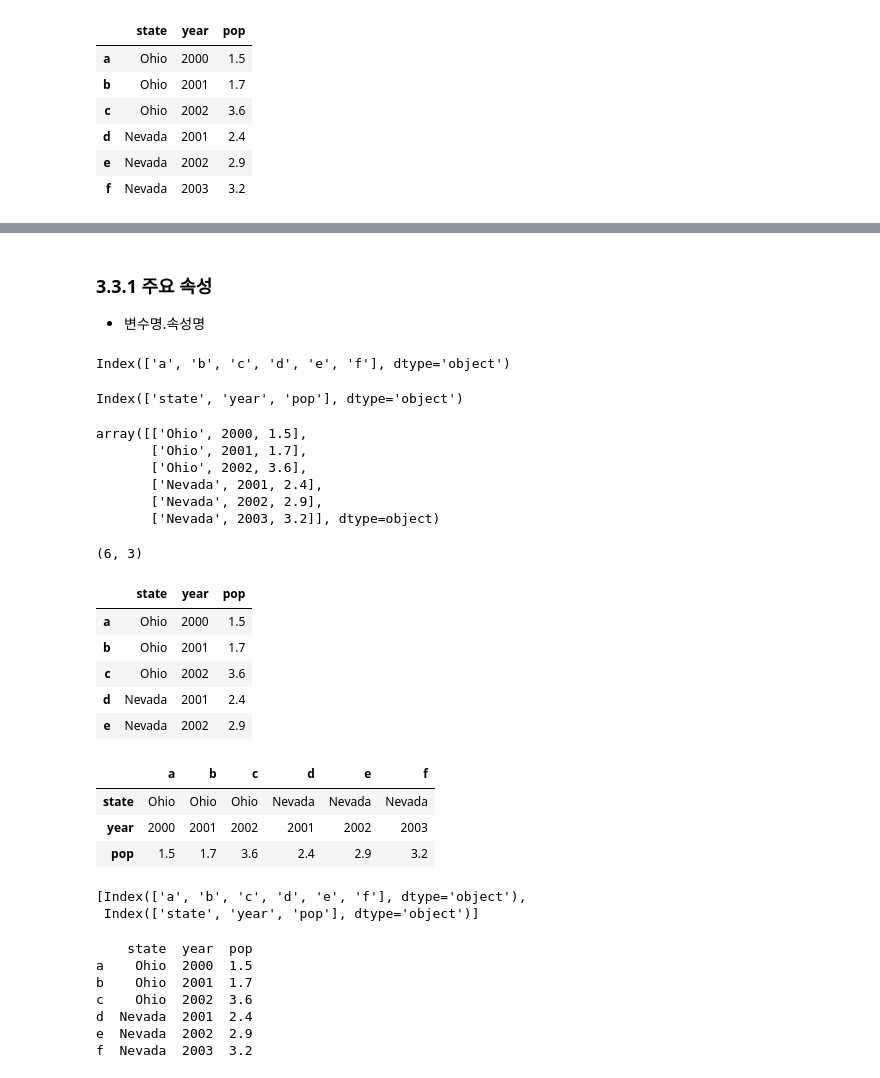
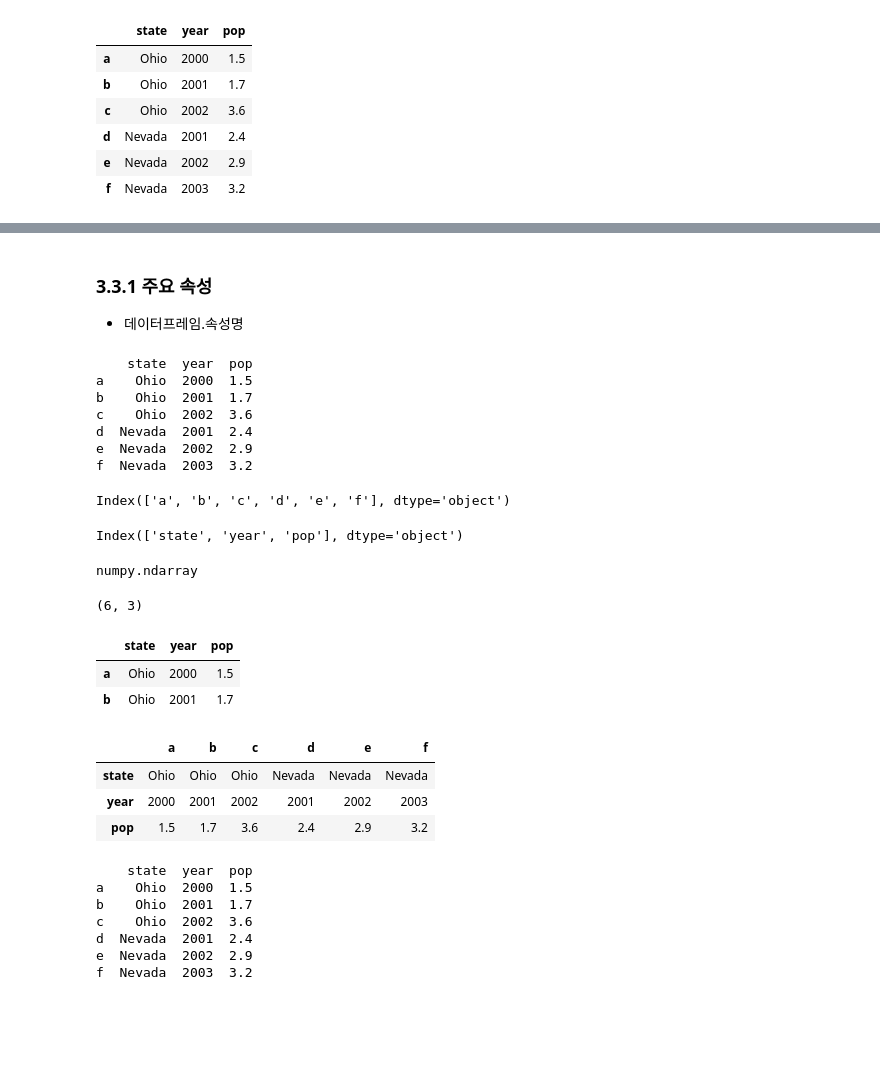
Before and after one commit to leesj0706/Python_basic3, a Jupyter notebook: ch05_update_class.ipynb, the cells around one changed output, grey strips where cells are left out. Cells and saved outputs as stored; diff of their text form; code cells hidden in the pictures; blank space fills up the shorter version.

```diff
--- a/ch05_update_class.ipynb
+++ b/ch05_update_class.ipynb
@@ -620,11 +551,19 @@ print(df)
 # %% [markdown]
 ### 3.3.1 주요 속성
-* 변수명.속성명
+* 데이터프레임.속성명
 # %%
 # 1. index : 데이터프레임의 인덱스를 리스트로 반환
+print(frame)
 frame.index
 # %% [output]
-Index(['a', 'b', 'c', 'd', 'e', 'f'], dtype='object')
+    state  year  pop
+a    Ohio  2000  1.5
+b    Ohio  2001  1.7
+c    Ohio  2002  3.6
+d  Nevada  2001  2.4
+e  Nevada  2002  2.9
+f  Nevada  2003  3.2
+Index(['a', 'b', 'c', 'd', 'e', 'f'], dtype='object')
 # %%
 # 2. columns : 데이터프레임의 컬럼을 리스트로 반환
 frame.columns
@@ -633,28 +572,20 @@ Index(['state', 'year', 'pop'], dtype='object')
 # %%
 # 3. values : 데이터프레임의 데이터 반환(numpy.ndarray)
 frame.values
-# type(frame.values)
+type(frame.values)
 # %% [output]
-array([['Ohio', 2000, 1.5],
-       ['Ohio', 2001, 1.7],
-       ['Ohio', 2002, 3.6],
-       ['Nevada', 2001, 2.4],
-       ['Nevada', 2002, 2.9],
-       ['Nevada', 2003, 3.2]], dtype=object)
+numpy.ndarray
 # %%
 # 4. shape : 행과 열의 개수을 튜플로 반환
 frame.shape
 # %% [output]
 (6, 3)
 # %%
-frame.head() # 처음 5개행을 출력
+frame.head(2) # 처음 2개행을 출력
 # %% [output]
 |  | state | year | pop |
 | a | Ohio | 2000 | 1.5 |
 | b | Ohio | 2001 | 1.7 |
-| c | Ohio | 2002 | 3.6 |
-| d | Nevada | 2001 | 2.4 |
-| e | Nevada | 2002 | 2.9 |
 # %%
 # 5. T (Transpose) : 행과 열 바꾸기
 frame.T
@@ -663,12 +594,6 @@ frame.T
 | state | Ohio | Ohio | Ohio | Nevada | Nevada | Nevada |
 | year | 2000 | 2001 | 2002 | 2001 | 2002 | 2003 |
 | pop | 1.5 | 1.7 | 3.6 | 2.4 | 2.9 | 3.2 |
-# %%
-# 6. axes : 행과 열 이름을 리스트로 반환
-frame.axes
-# %% [output]
-[Index(['a', 'b', 'c', 'd', 'e', 'f'], dtype='object'),
- Index(['state', 'year', 'pop'], dtype='object')]
 # %%
 # 7. dtypes : 컬럼별 데이터타입 반환
 print(frame)
```
Also changed, not shown: parts of 76 cells of this notebook, 12 other files.
